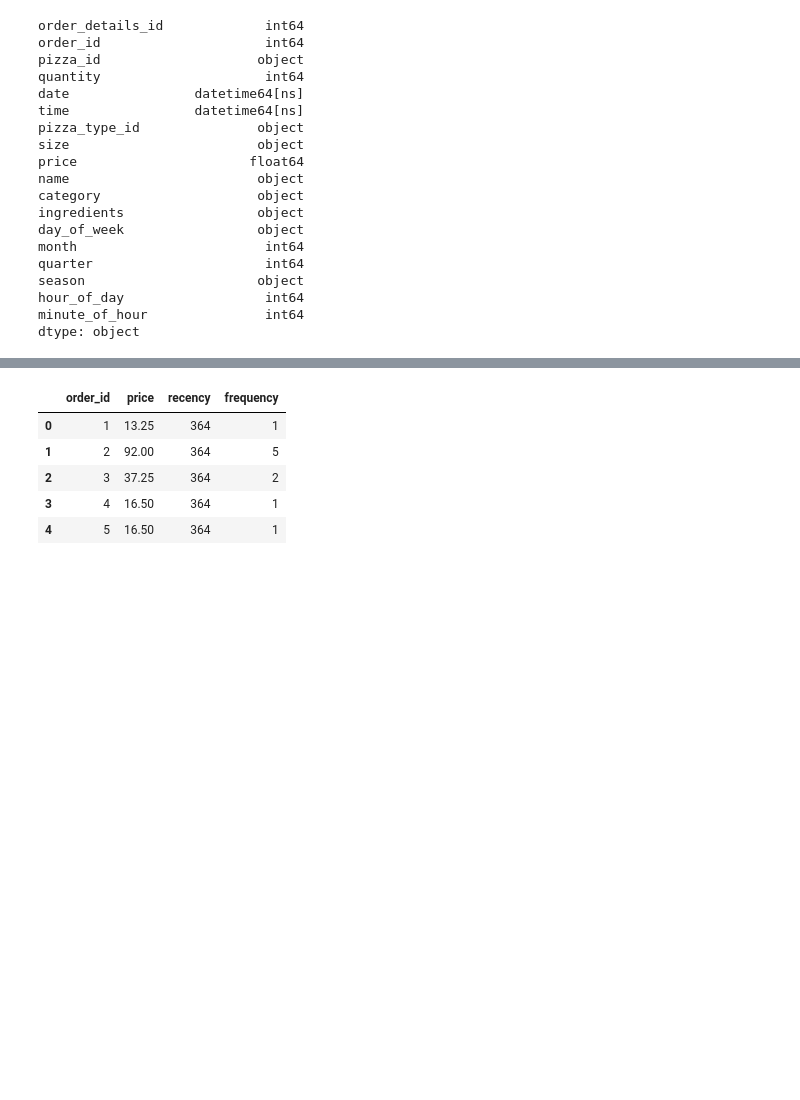
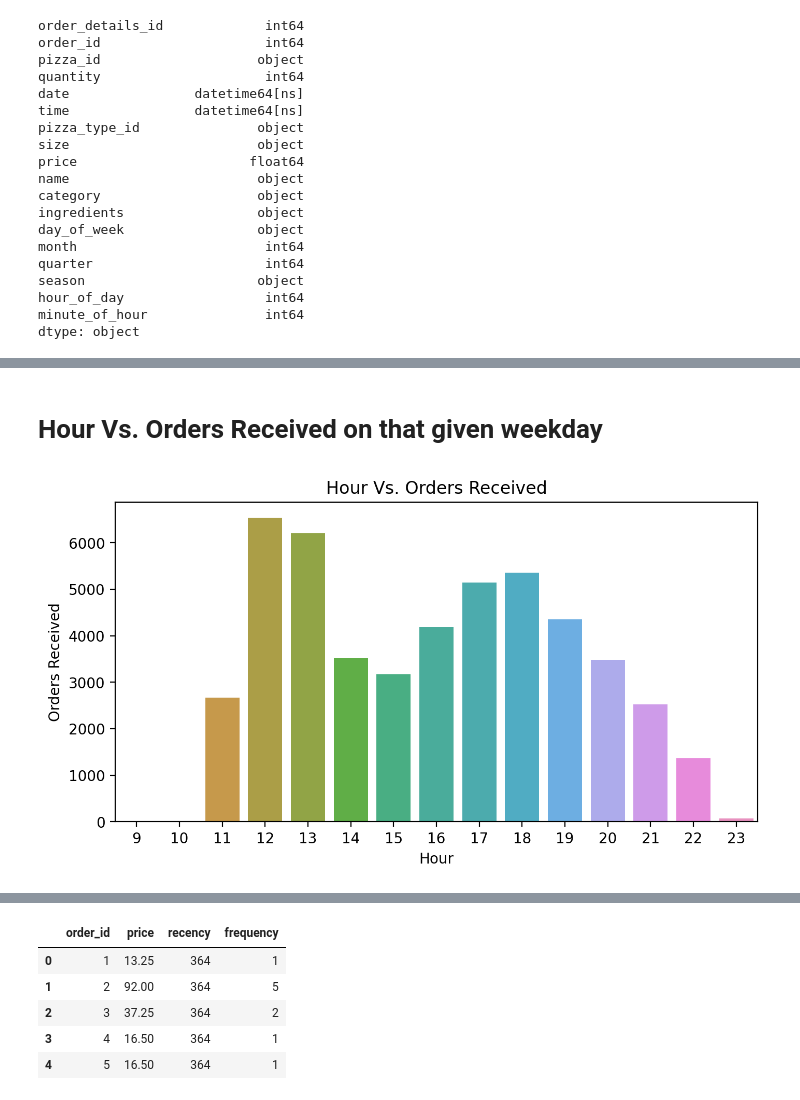
Before and after one commit to The-DigitalAcademy/pizza_sales_analysis, a Jupyter notebook: pizza-notebook.ipynb, the cells around one changed output, grey strips where cells are left out. Drawn from its saved outputs; the diff is of its cells as text; code cells hidden in the pictures; blank space fills up the shorter version.

```diff
--- a/pizza-notebook.ipynb
+++ b/pizza-notebook.ipynb
@@ -445,0 +467,13 @@ df_merged.to_csv('pizza_data_analysis.csv')
+# %% [markdown]
+# Hour Vs. Orders Received on that given weekday
+# %%
+
+
+plt.figure(figsize=(8,4),dpi=200)
+sns.countplot(data=df_merged, x='hour_of_day')
+plt.xlabel("Hour")
+plt.ylabel("Orders Received")
+plt.title("Hour Vs. Orders Received")
+plt.show();
+# %% [output]
+[figure, added]
```
Also changed, not shown: parts of 29 cells of this notebook.
